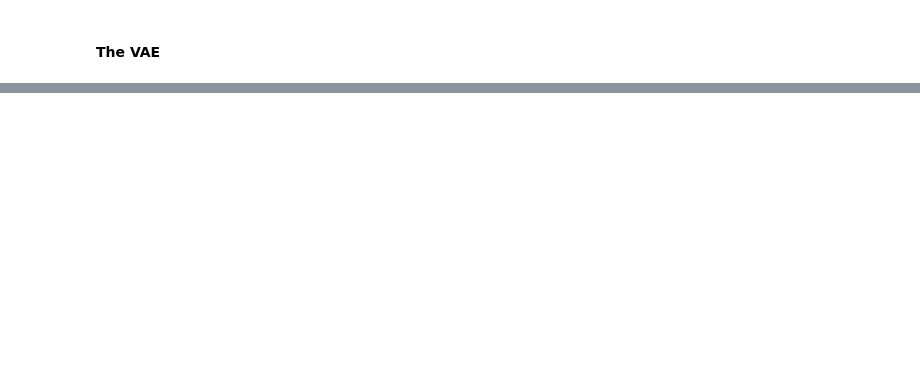
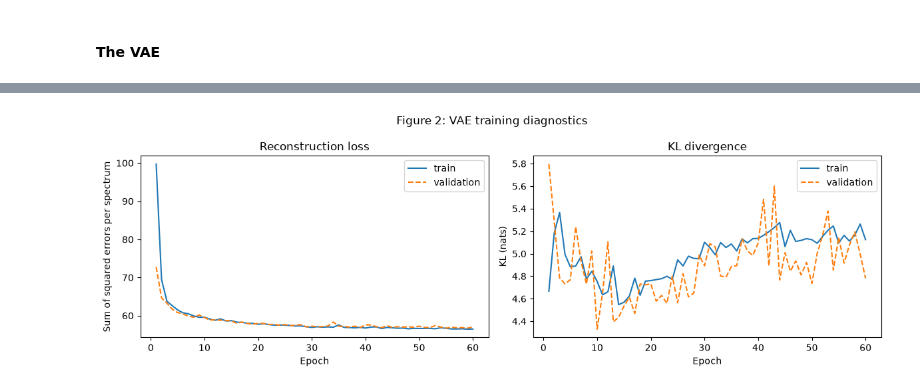
Before and after one commit to MinKhaungMinLwin/VAE-for-bearing-vibration, a Jupyter notebook: generative_model.ipynb, the cells around one changed output, grey strips where cells are left out. Saved outputs shown, nothing was run; the diff lists cells and outputs as text; code cells hidden in the pictures; blank space fills up the shorter version.

```diff
--- a/generative_model.ipynb
+++ b/generative_model.ipynb
@@ -191,0 +263,12 @@ print(tr.sum(), va.sum(), te.sum())
+# %%
+# Figure 2: training diagnostics
+fig, axes = plt.subplots(1, 2, figsize=(12, 4))
+axes[0].plot(hist["epoch"], hist["train_rec"], label="train"); axes[0].plot(hist["epoch"], hist["val_rec"], "--", label="validation")
+axes[0].set_title("Reconstruction loss"); axes[0].set_xlabel("Epoch"); axes[0].set_ylabel("Sum of squared errors per spectrum")
+axes[1].plot(hist["epoch"], hist["train_kl"], label="train"); axes[1].plot(hist["epoch"], hist["val_kl"], "--", label="validation")
+axes[1].set_title("KL divergence"); axes[1].set_xlabel("Epoch"); axes[1].set_ylabel("KL (nats)")
+for ax in axes: ax.legend()
+plt.suptitle("Figure 2: VAE training diagnostics"); plt.tight_layout()
+plt.savefig("figures/fig2_training.png", dpi=150); plt.show()
+# %% [output]
+[figure, added]
```
Also changed, not shown: parts of 2 cells of this notebook, 1 other file.
